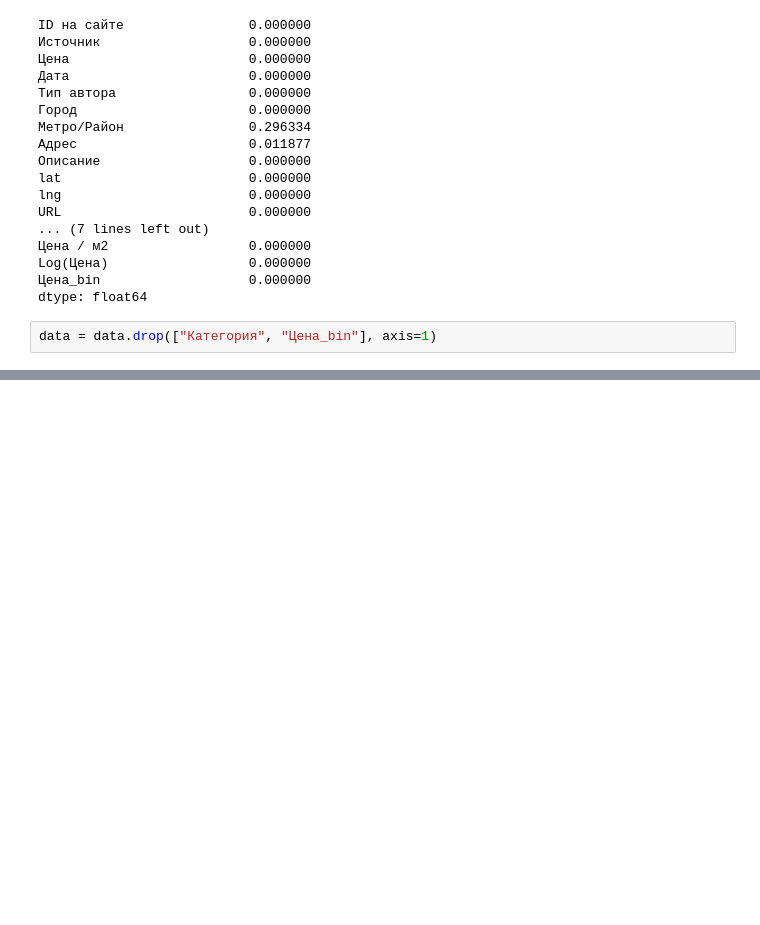
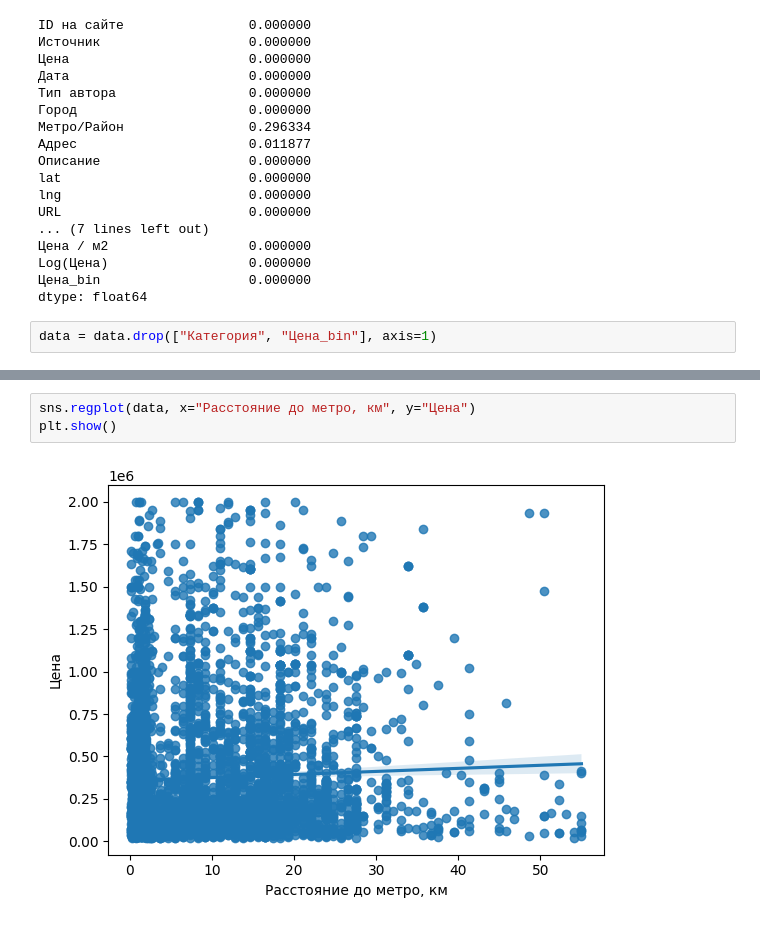
Before and after one commit to mgolovstik/sirius-school-proj, a Jupyter notebook: analytics/2. Аналитика (main).ipynb, the cells around one changed output, grey strips where cells are left out. Drawn from its saved outputs; the diff is of its cells as text; blank space fills up the shorter version.

```diff
--- a/analytics/2. Аналитика.ipynb
+++ b/analytics/2. Аналитика (main).ipynb
@@ -216,0 +242,5 @@ data = data.drop(["Категория", "Цена_bin"], axis=1)
+# %%
+sns.regplot(data, x="Расстояние до метро, км", y="Цена")
+plt.show()
+# %% [output]
+[figure, added]
```
Also changed, not shown: parts of 15 cells of this notebook, 2 other files.
